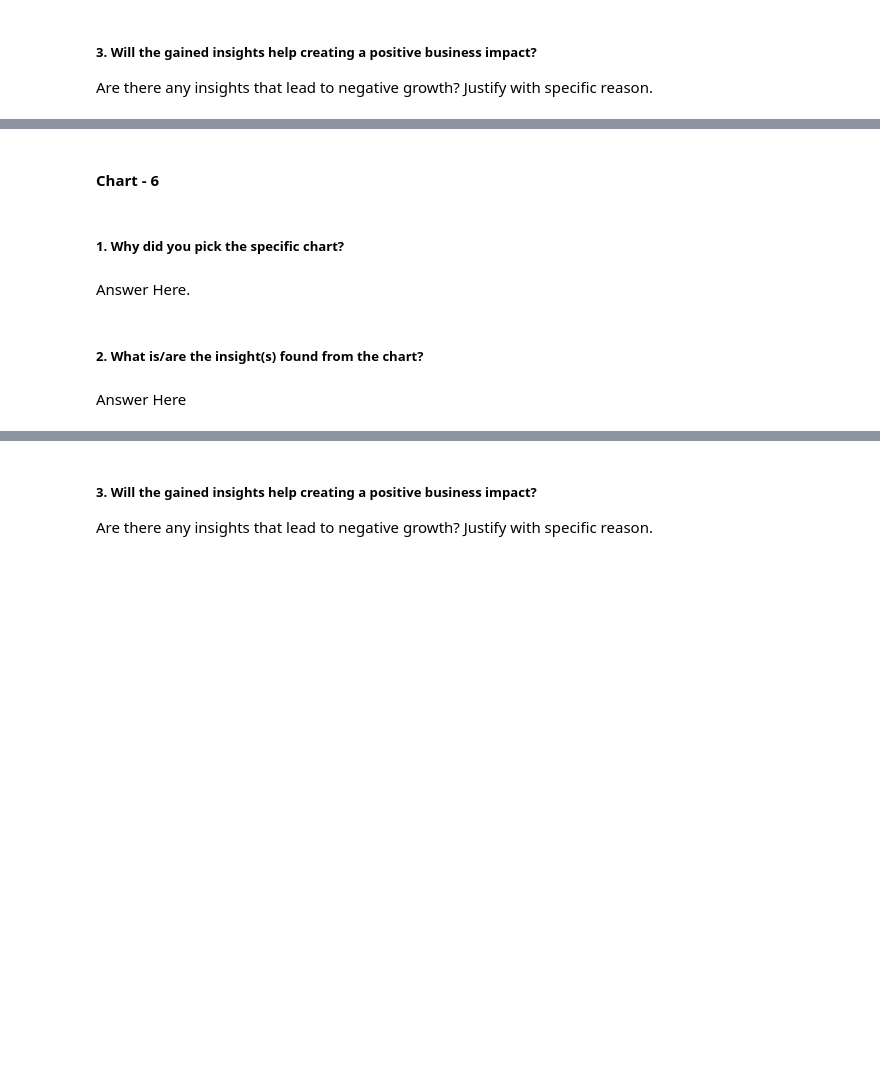
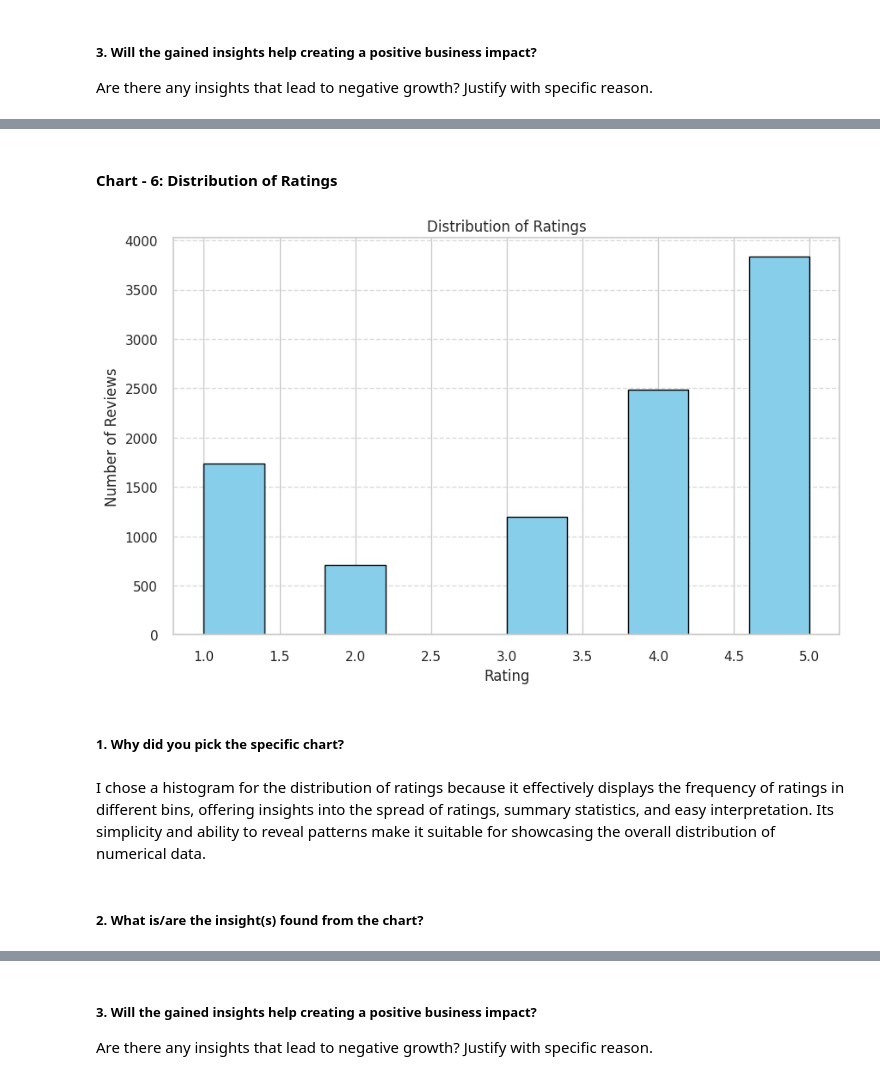
Before and after one commit to JatinKrRana/Alma_Better-Capstone_Project_1, a Jupyter notebook: Zomato_Restaurant_Clustering_And_Sentiment_Analysis.ipynb, the cells around one changed output, grey strips where cells are left out. Drawn from its saved outputs; the diff is of its cells as text; code cells hidden in the pictures; blank space fills up the shorter version.

```diff
--- a/Zomato_Restaurant_Clustering_And_Sentiment_Analysis.ipynb
+++ b/Zomato_Restaurant_Clustering_And_Sentiment_Analysis.ipynb
@@ -663,2 +866,2 @@ Answer Here
 # %% [markdown]
-#### Chart - 6
+#### Chart - 6: Distribution of Ratings
@@ -667,8 +868,28 @@ Answer Here
+# %%
+ratings_column = 'Rating'
+
+# Check and convert the 'Rating' column to numeric if it's not already
+zom_rest_review_df[ratings_column] = pd.to_numeric(zom_rest_review_df[ratings_column], errors='coerce')
+
+# Drop rows with NaN values in the 'Rating' column
+zom_rest_review_df = zom_rest_review_df.dropna(subset=[ratings_column])
+
+# Round and convert float ratings to integers
+zom_rest_review_df[ratings_column] = zom_rest_review_df[ratings_column].round().astype(int)
+
+# Plotting the histogram
+plt.figure(figsize=(10, 6))
+plt.hist(zom_rest_review_df[ratings_column], bins=10, color='skyblue', edgecolor='black')
+plt.title('Distribution of Ratings')
+plt.xlabel('Rating')
+plt.ylabel('Number of Reviews')
+plt.grid(axis='y', linestyle='--', alpha=0.7)
+plt.show()
+# %% [output]
+[figure, added]
 # %% [markdown]
 ##### 1. Why did you pick the specific chart?
-# %% [markdown]
-Answer Here.
+# %% [markdown]
+I chose a histogram for the distribution of ratings because it effectively displays the frequency of ratings in different bins, offering insights into the spread of ratings, summary statistics, and easy interpretation. Its simplicity and ability to reveal patterns make it suitable for showcasing the overall distribution of numerical data.
 # %% [markdown]
 ##### 2. What is/are the insight(s) found from the chart?
-# %% [markdown]
-Answer Here
```
Also changed, not shown: parts of 50 cells of this notebook.
